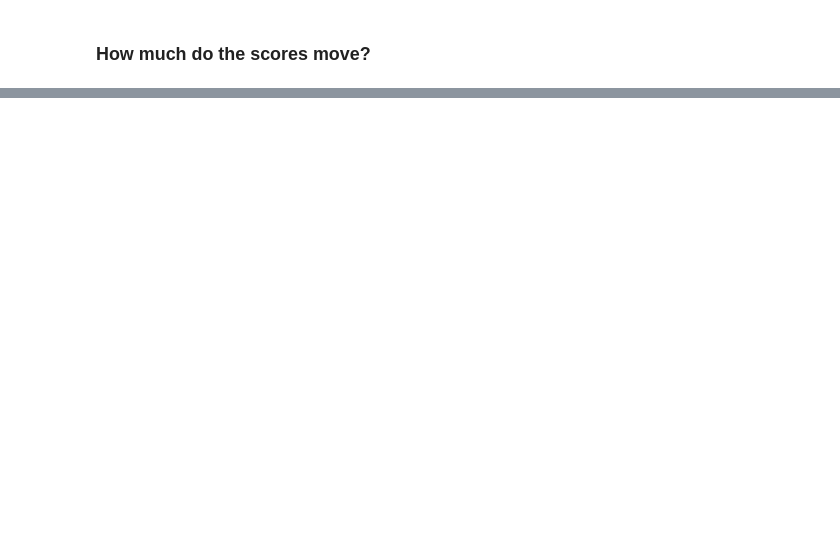
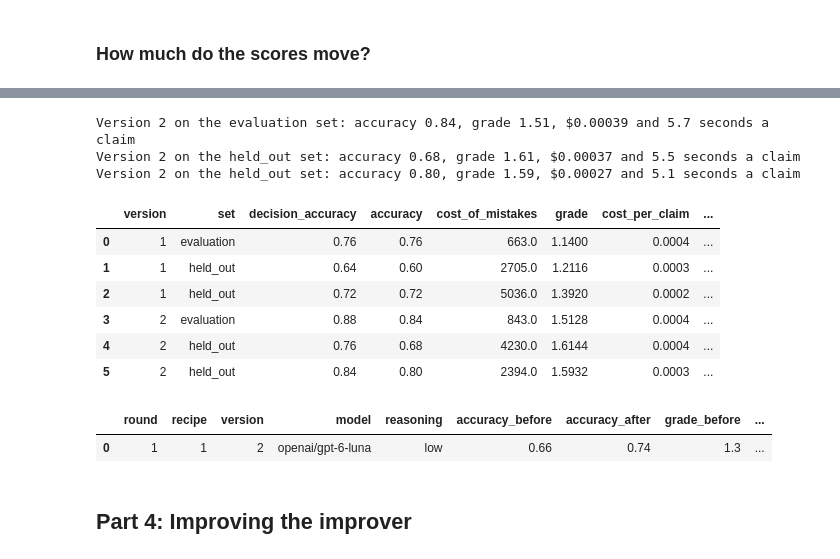
Before and after one commit to MWPerrineJr/undercover, a Jupyter notebook: labs/UndercoverProject/week2/5-SelfImprovment.ipynb, the cells around one changed output, grey strips where cells are left out. Cells and saved outputs as stored; diff of their text form; code cells hidden in the pictures; blank space fills up the shorter version.

```diff
--- a/labs/UndercoverProject/week2/5-SelfImprovment.ipynb
+++ b/labs/UndercoverProject/week2/5-SelfImprovment.ipynb
@@ -449,0 +646,10 @@ Version 1 on the held_out set: accuracy 0.68, grade 1.28, $0.00025 and 6.5 secon
+# %%
+RECIPE = """
+1. Call read_results to see how the current version is doing and which evaluation claims it got wrong or explained poorly.
+2. For each of those claims, add a rule to the instructions that would make the agent get that claim right.
+3. Call propose_change with the new instructions, keeping the same model and reasoning level.
+4. Call run_evaluation to test the new version on both sets.
+5. Improve this recipe, so that the next round makes a better change. Look at what happened in this round and in earlier rounds, then call propose_recipe with the new recipe. Keep this as the last step of the new recipe.
+"""
+
+recipes.append(RECIPE)
@@ -449,0 +718,22 @@ Version 1 on the held_out set: accuracy 0.68, grade 1.28, $0.00025 and 6.5 secon
+# %%
+session = f"Improvement {datetime.now():%Y-%m-%d %H:%M}"
+improver = make_improver(recipes[-1])
+round_1 = {'configurable':
+           {
+               'thread_id': 'round-1'
+           },
+           'callbacks': [langfuse_handler],
+           'run_name': 'Improver round 1',
+           'metadata':
+                    {'langfuse_session_id': session}}
+result = improver.invoke(
+    {
+        'messages':
+        [
+            {
+                'role': 'user',
+                'content': 'Please carry out one round of your recipe'
+            }
+        ]
+    }, round_1)
+show_proposal(result)
@@ -449,0 +758,44 @@ Version 1 on the held_out set: accuracy 0.68, grade 1.28, $0.00025 and 6.5 secon
+# %%
+APPROVE = Command(resume={'decisions': [
+    {
+        'type': 'approve'
+    }
+]})
+result = improver.invoke(APPROVE, round_1)
+pd.DataFrame(scoreboard).round(4)
+# %% [output]
+Version 2 on the evaluation set: accuracy 0.84, grade 1.51, $0.00039 and 5.7 seconds a claim
+Version 2 on the held_out set: accuracy 0.68, grade 1.61, $0.00037 and 5.5 seconds a claim
+Version 2 on the held_out set: accuracy 0.80, grade 1.59, $0.00027 and 5.1 seconds a claim
+|  | version | set | decision_accuracy | accuracy | cost_of_mistakes | grade | cost_per_claim | ... |
+| 0 | 1 | evaluation | 0.76 | 0.76 | 663.0 | 1.1400 | 0.0004 | ... |
+| 1 | 1 | held_out | 0.64 | 0.60 | 2705.0 | 1.2116 | 0.0003 | ... |
+| 2 | 1 | held_out | 0.72 | 0.72 | 5036.0 | 1.3920 | 0.0002 | ... |
+| 3 | 2 | evaluation | 0.88 | 0.84 | 843.0 | 1.5128 | 0.0004 | ... |
+| 4 | 2 | held_out | 0.76 | 0.68 | 4230.0 | 1.6144 | 0.0004 | ... |
+| 5 | 2 | held_out | 0.84 | 0.80 | 2394.0 | 1.5932 | 0.0003 | ... |
+# %%
+def show_rounds():
+    """ one row for each round: the version it tried, the held_out scores before and after, and the verdict."""
+    rows =[]
+    for r in rounds:
+        rows.append({
+            'round': r['round'],
+            'recipe': r['recipe_version'],
+            'version': r['version'],
+            'model': r['model'],
+            'reasoning': r['reasoning_effort'],
+            'accuracy_before': r['held_out_before']['accuracy'],
+            'accuracy_after': r['held_out_after']['accuracy'],
+            'grade_before': r['held_out_before']['grade'],
+            'grade_after': r['held_out_after']['grade'],
+            'kept': r['kept'],
+            'why': r['why']
+        })
+    return pd.DataFrame(rows).round(2)
+show_rounds()
+# %% [output]
+|  | round | recipe | version | model | reasoning | accuracy_before | accuracy_after | grade_before | ... |
+| 0 | 1 | 1 | 2 | openai/gpt-6-luna | low | 0.66 | 0.74 | 1.3 | ... |
+# %% [markdown]
+## Part 4: Improving the improver
```
Also changed, not shown: parts of 29 cells of this notebook.
